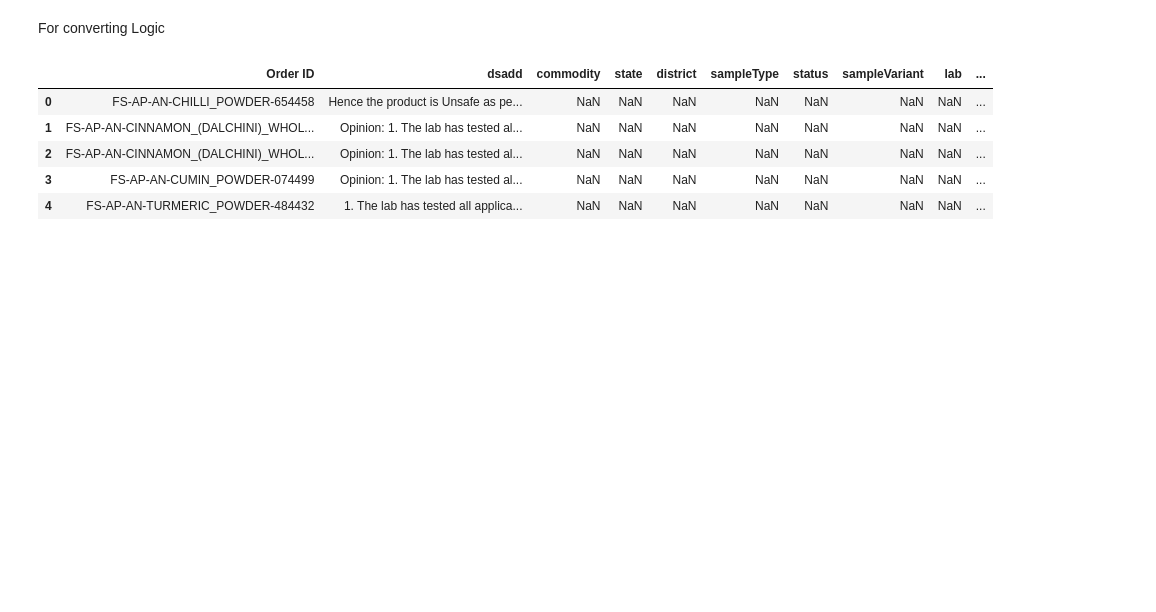
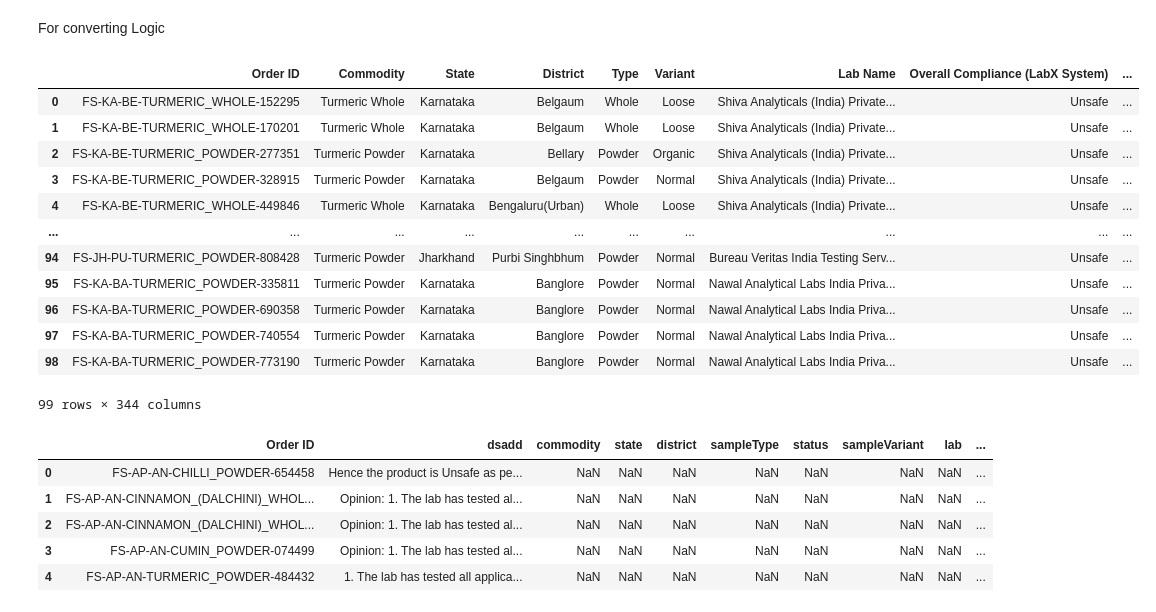
Before and after one commit to dj-agnext-42/fssai-ak, a Jupyter notebook: tt.ipynb, the cells around one changed output. Saved outputs shown, nothing was run; the diff lists cells and outputs as text; code cells hidden in the pictures; blank space fills up the shorter version.

```diff
--- a/tt.ipynb
+++ b/tt.ipynb
@@ -5,3 +6,19 @@ odf= pd.read_excel('db_results.xlsx',sheet_name='Results_with_units')
 # %% [markdown]
 For converting Logic
+# %%
+df
+# %% [output]
+|  | Order ID | Commodity | State | District | Type | Variant | Lab Name | Overall Compliance (LabX System) | ... |
+| 0 | FS-KA-BE-TURMERIC_WHOLE-152295 | Turmeric Whole | Karnataka | Belgaum | Whole | Loose | Shiva Analyticals (India) Private... | Unsafe | ... |
+| 1 | FS-KA-BE-TURMERIC_WHOLE-170201 | Turmeric Whole | Karnataka | Belgaum | Whole | Loose | Shiva Analyticals (India) Private... | Unsafe | ... |
+| 2 | FS-KA-BE-TURMERIC_POWDER-277351 | Turmeric Powder | Karnataka | Bellary | Powder | Organic | Shiva Analyticals (India) Private... | Unsafe | ... |
+| 3 | FS-KA-BE-TURMERIC_POWDER-328915 | Turmeric Powder | Karnataka | Belgaum | Powder | Normal | Shiva Analyticals (India) Private... | Unsafe | ... |
+| 4 | FS-KA-BE-TURMERIC_WHOLE-449846 | Turmeric Whole | Karnataka | Bengaluru(Urban) | Whole | Loose | Shiva Analyticals (India) Private... | Unsafe | ... |
+| ... | ... | ... | ... | ... | ... | ... | ... | ... | ... |
+| 94 | FS-JH-PU-TURMERIC_POWDER-808428 | Turmeric Powder | Jharkhand | Purbi Singhbhum | Powder | Normal | Bureau Veritas India Testing Serv... | Unsafe | ... |
+| 95 | FS-KA-BA-TURMERIC_POWDER-335811 | Turmeric Powder | Karnataka | Banglore | Powder | Normal | Nawal Analytical Labs India Priva... | Unsafe | ... |
+| 96 | FS-KA-BA-TURMERIC_POWDER-690358 | Turmeric Powder | Karnataka | Banglore | Powder | Normal | Nawal Analytical Labs India Priva... | Unsafe | ... |
+| 97 | FS-KA-BA-TURMERIC_POWDER-740554 | Turmeric Powder | Karnataka | Banglore | Powder | Normal | Nawal Analytical Labs India Priva... | Unsafe | ... |
+| 98 | FS-KA-BA-TURMERIC_POWDER-773190 | Turmeric Powder | Karnataka | Banglore | Powder | Normal | Nawal Analytical Labs India Priva... | Unsafe | ... |
+99 rows × 344 columns
 # %%
```
Also changed, not shown: parts of 9 cells of this notebook, 30 other files.
